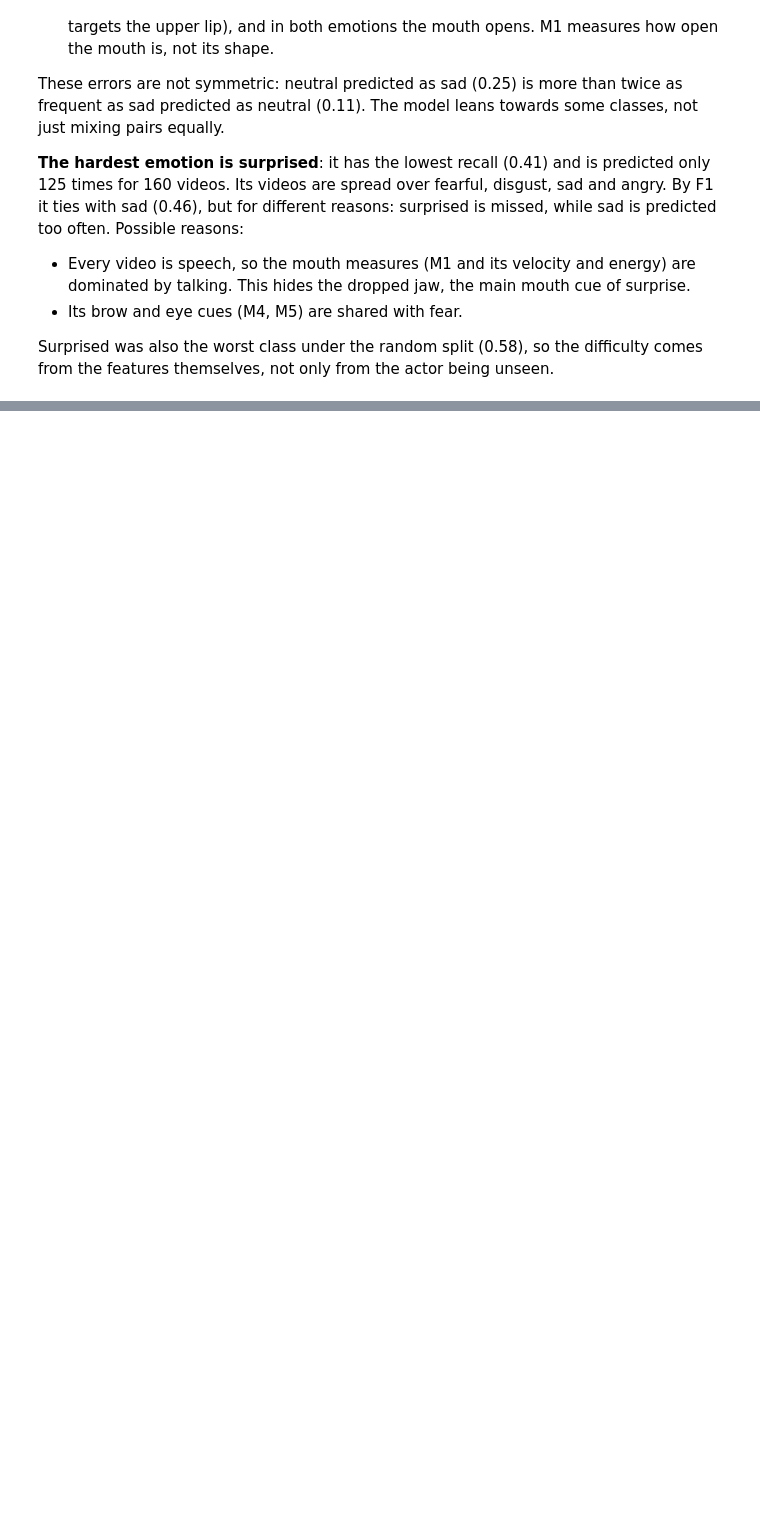
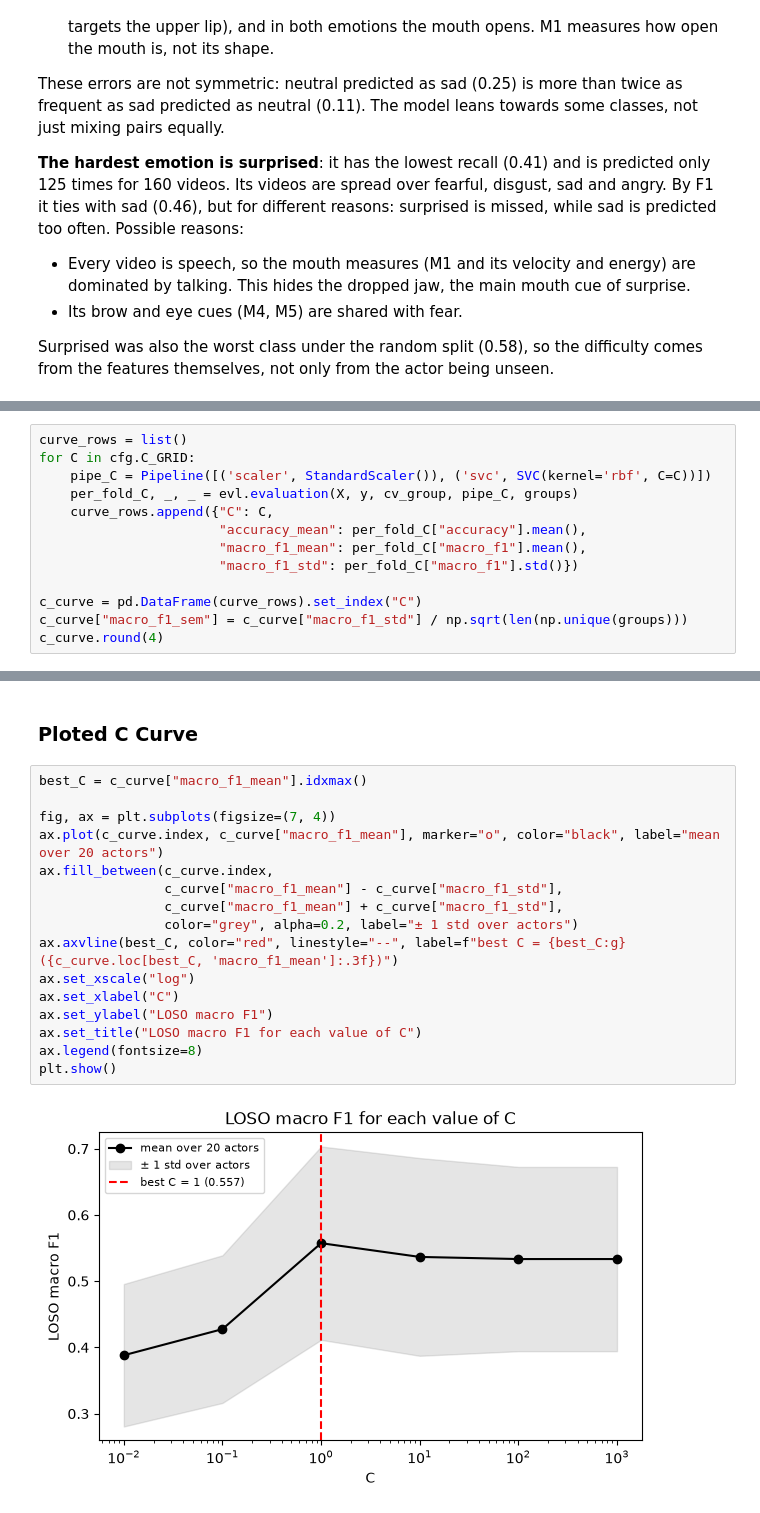
Before and after one commit to migasantunes/Emotion_Recognition, a Jupyter notebook: notebooks/04_evaluation.ipynb, the cells around one changed output, grey strips where cells are left out. Drawn from its saved outputs; the diff is of its cells as text; blank space fills up the shorter version.

```diff
--- a/notebooks/04_evaluation.ipynb
+++ b/notebooks/04_evaluation.ipynb
@@ -324,0 +330,13 @@ Surprised was also the worst class under the random split (0.58), so the difficu
+# %%
+curve_rows = list()
+for C in cfg.C_GRID:
+    pipe_C = Pipeline([('scaler', StandardScaler()), ('svc', SVC(kernel='rbf', C=C))])
+    per_fold_C, _, _ = evl.evaluation(X, y, cv_group, pipe_C, groups)
+    curve_rows.append({"C": C,
+                       "accuracy_mean": per_fold_C["accuracy"].mean(),
+                       "macro_f1_mean": per_fold_C["macro_f1"].mean(),
+                       "macro_f1_std": per_fold_C["macro_f1"].std()})
+
+c_curve = pd.DataFrame(curve_rows).set_index("C")
+c_curve["macro_f1_sem"] = c_curve["macro_f1_std"] / np.sqrt(len(np.unique(groups)))
+c_curve.round(4)
@@ -324,0 +352,20 @@ Surprised was also the worst class under the random split (0.58), so the difficu
+# %% [markdown]
+### Ploted C Curve
+# %%
+best_C = c_curve["macro_f1_mean"].idxmax()
+
+fig, ax = plt.subplots(figsize=(7, 4))
+ax.plot(c_curve.index, c_curve["macro_f1_mean"], marker="o", color="black", label="mean over 20 actors")
+ax.fill_between(c_curve.index,
+                c_curve["macro_f1_mean"] - c_curve["macro_f1_std"],
+                c_curve["macro_f1_mean"] + c_curve["macro_f1_std"],
+                color="grey", alpha=0.2, label="± 1 std over actors")
+ax.axvline(best_C, color="red", linestyle="--", label=f"best C = {best_C:g} ({c_curve.loc[best_C, 'macro_f1_mean']:.3f})")
+ax.set_xscale("log")
+ax.set_xlabel("C")
+ax.set_ylabel("LOSO macro F1")
+ax.set_title("LOSO macro F1 for each value of C")
+ax.legend(fontsize=8)
+plt.show()
+# %% [output]
+[figure, added]
```
Also changed, not shown: parts of 16 cells of this notebook.
